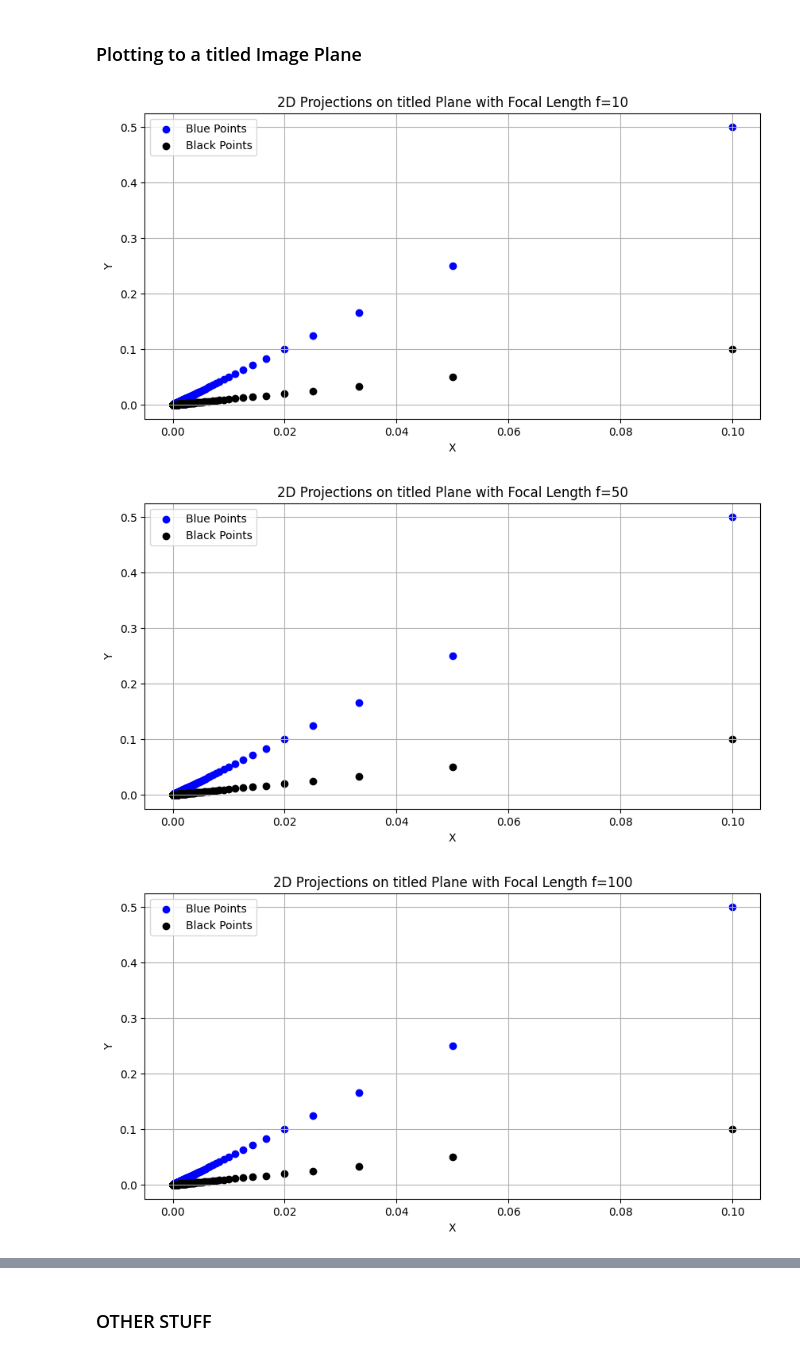
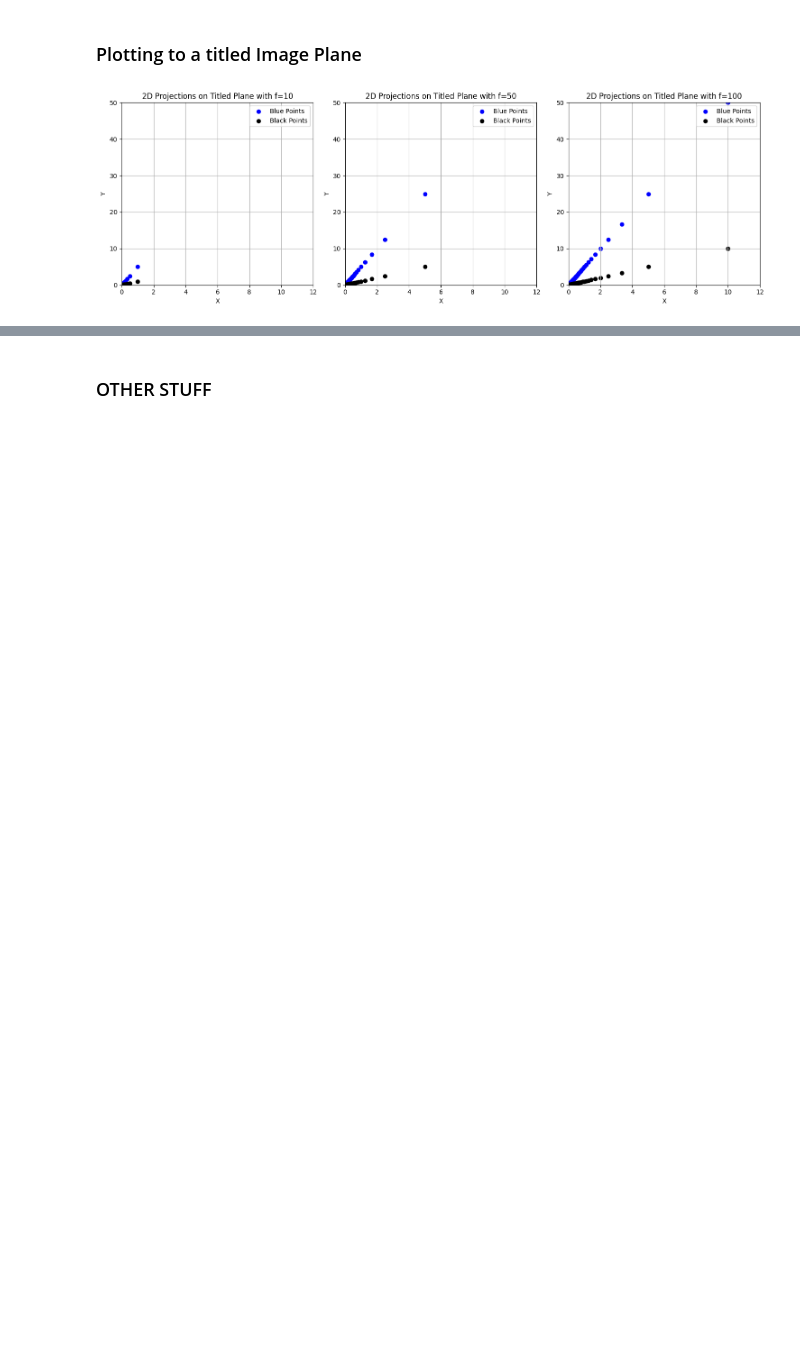
Before and after one commit to kkipngenokoech/Applied-Computer-Vision, a Jupyter notebook: Homework 1/codes/homework_1_starter.ipynb, the cells around one changed output, grey strips where cells are left out. Drawn from its saved outputs; the diff is of its cells as text; code cells hidden in the pictures; blank space fills up the shorter version.

```diff
--- a/Homework 1/codes/homework_1_starter.ipynb
+++ b/Homework 1/codes/homework_1_starter.ipynb
@@ -111,45 +124,58 @@ def project_points_to_titled_plane(points, camera_center, focal_length, a, b, c,
 
     Like the standard plane, we calculate the direction vector of the ray from the camera center to the point
         - to find the direction vector, we subtract the point from the camera center
     We calculate the scale to determine how far along the direction vector we need to travel to reach the image plane
         - the scale is calculated by dividing the distance of the plane from the camera center by the dot product of the direction vector and the normal vector of the plane
     We calculate the intersection point of the ray with the plane
         - the intersection point is calculated by adding the scaled direction vector to the camera center
     We calculate the projection of the intersection point with the plane onto the image
         - the projection is calculated by multiplying the focal length by the intersection point and dividing by the z-component of the intersection point
 
     so the only difference between the standard plane and the titled plane is the calculation of the scale
 
 
     '''
     projected_points = []
     for point in points:
         direction_vector = point - camera_center
         scale = (d - np.dot([a, b, c], camera_center)) / np.dot([a, b, c], direction_vector)
         intersection_point = camera_center + scale * direction_vector
         projection = focal_length * intersection_point / intersection_point[2]
         projection = projection[:2]
         projected_points.append(projection)
     return np.array(projected_points)
 
 project_points_to_titled_plane(blue_points, camera_center, focal_length, a, b, c, d)
 focal_lengths = [10, 50, 100]
 Z0 = 1
 
-for f in focal_lengths:
-    blue_points_proj = project_points_to_titled_plane(blue_points, camera_center, focal_length, a, b, c, d)
-    black_points_proj = project_points_to_titled_plane(black_points, camera_center, focal_length, a, b, c, d)
+# Create a single figure with 3 subplots arranged in 1 row and 3 columns
+fig, axes = plt.subplots(1, 3, figsize=(15, 5))
 
-    plt.figure(figsize=(10, 5))
-    plt.scatter(blue_points_proj[:, 0], blue_points_proj[:, 1], color='blue', label='Blue Points')
-    plt.scatter(black_points_proj[:, 0], black_points_proj[:, 1], color='black', label='Black Points')
-    plt.title(f'2D Projections on titled Plane with Focal Length f={f}')
-    plt.xlabel('X')
-    plt.ylabel('Y')
-    plt.legend()
-    plt.grid(True)
-    plt.show()
+for idx, f in enumerate(focal_lengths):
+    # Project blue and black points onto the titled plane
+    blue_points_proj = project_points_to_titled_plane(blue_points, camera_center, f, a, b, c, d)
+    black_points_proj = project_points_to_titled_plane(black_points, camera_center, f, a, b, c, d)
+
+    ax = axes[idx]  # Get the subplot axis
+
+    # Plot blue and black points for each focal length on the current subplot
+    ax.scatter(blue_points_proj[:, 0], blue_points_proj[:, 1], color='blue', label='Blue Points')
+    ax.scatter(black_points_proj[:, 0], black_points_proj[:, 1], color='black', label='Black Points')
+
+    # Set the limits, titles, and labels for each subplot
+    ax.set_title(f'2D Projections on Titled Plane with f={f}')
+    ax.set_xlabel('X')
+    ax.set_ylabel('Y')
+    ax.set_xlim(0.00, 12)
+    ax.set_ylim(0.00, 50)
+    ax.legend()
+    ax.grid(True)
+
+# Adjust layout to prevent overlap between subplots
+plt.tight_layout()
+
+# Show the plot
+plt.show()
 # %% [output]
-[figure, old version]
+[figure, new version]
-[figure, removed]
-[figure, removed]
```
Also changed, not shown: parts of 8 cells of this notebook, 9 other files.
